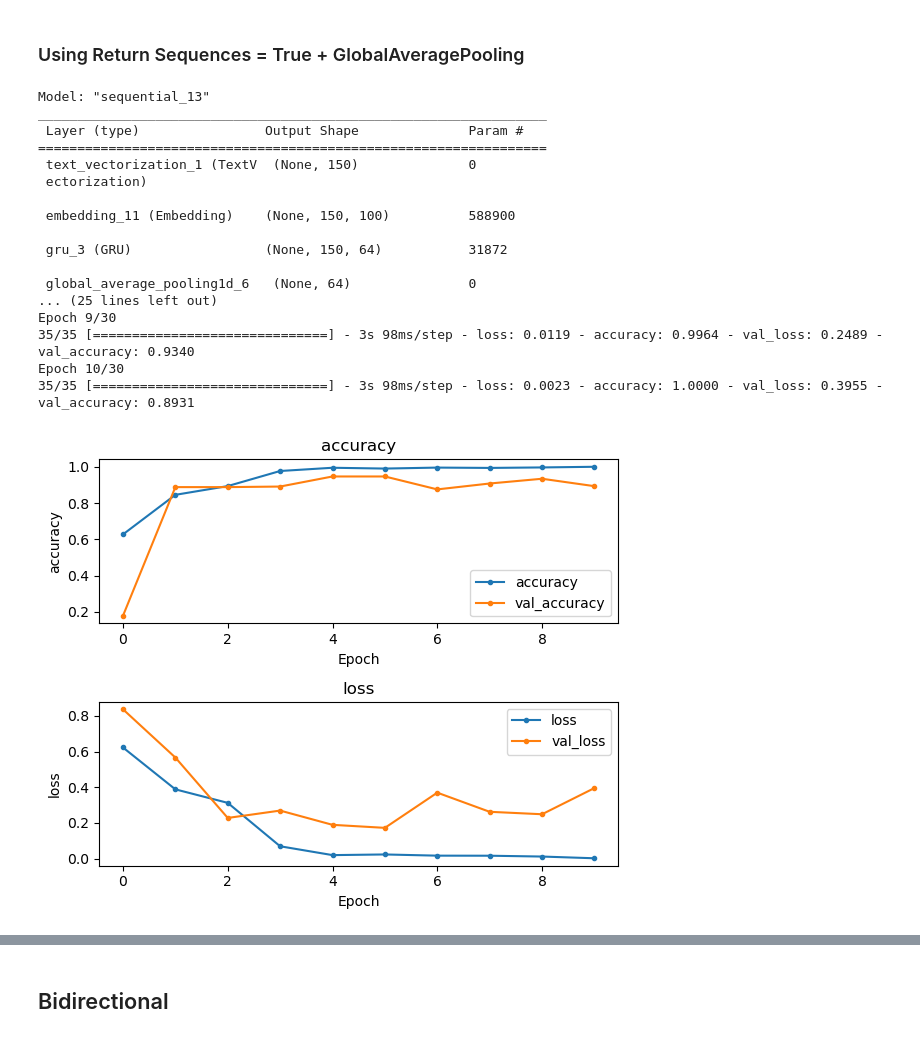
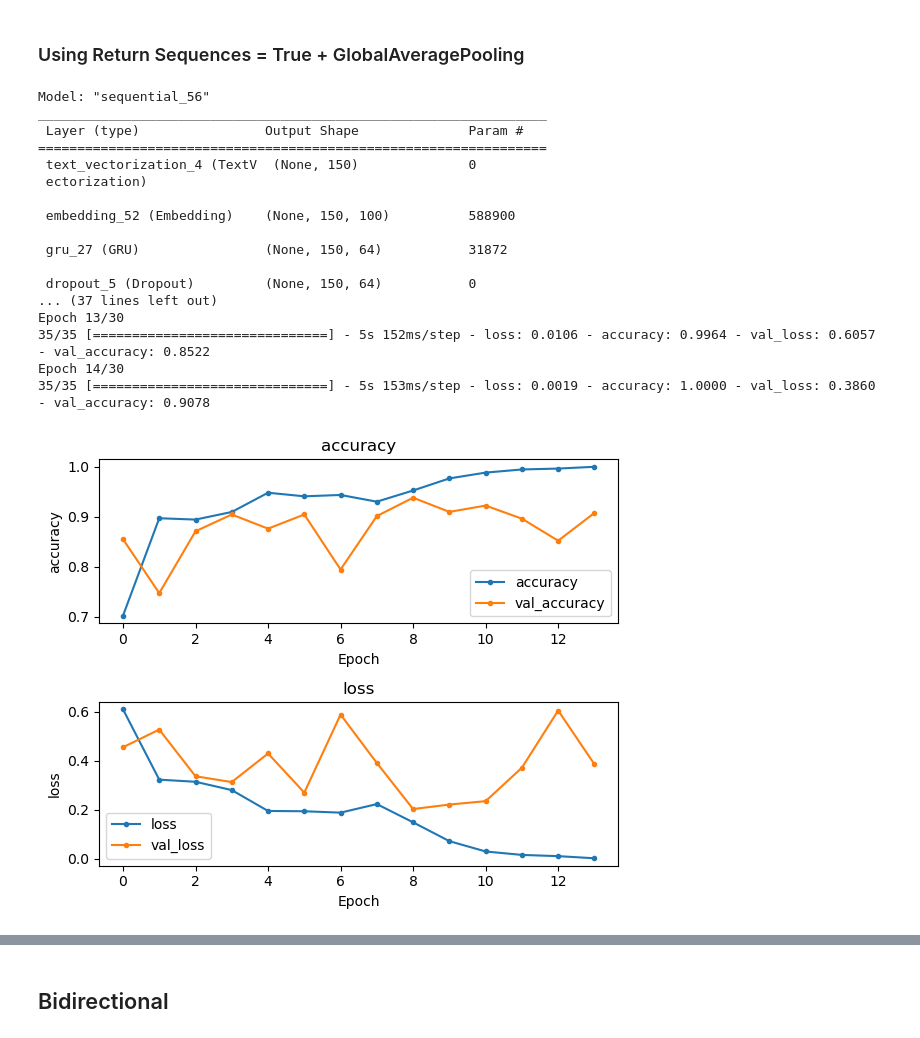
Before and after one commit to coding-dojo-data-science/adv-ml-wk02-deep-nlp-codealongs, a Jupyter notebook: Lecture 2/SOLUTION-W02L02-sequence-models.ipynb, the cells around one changed output, grey strips where cells are left out. Drawn from its saved outputs; the diff is of its cells as text; code cells hidden in the pictures.

```diff
--- a/Lecture 2/SOLUTION-W02L02-sequence-models.ipynb
+++ b/Lecture 2/SOLUTION-W02L02-sequence-models.ipynb
@@ -2011,0 +2008,30 @@ weighted avg       0.81      0.76      0.78       954
+# %%
+def build_stacked_gru_model(text_vectorization_layer):
+    # Getting Text Parameters from TextVectorization Layer
+    VOCAB_SIZE = text_vectorization_layer.vocabulary_size()
+    SEQUENCE_LENGTH = text_vectorization_layer.get_config()['output_sequence_length']
+
+
+    # Define sequential model with pre-trained vectorization layer and *new* embedding layer
+    model = Sequential([
+        text_vectorization_layer,
+        layers.Embedding(input_dim=VOCAB_SIZE,
+                                  output_dim=EMBED_DIM,
+                                  input_length=SEQUENCE_LENGTH)
+        ])
+
+    # Add GRU layer
+    model.add(layers.GRU(64,recurrent_dropout=0.1, return_sequences=True))
+    model.add(layers.Dropout(.2))
+    model.add(layers.GRU(64,recurrent_dropout=0.1,return_sequences=False))
+
+    # Add output layer
+    model.add(layers.Dense(1, activation='sigmoid'))
+
+    # Compile the model
+    model.compile(optimizer=optimizers.legacy.Adam(learning_rate = .01),
+                  loss='bce',
+                  metrics=['accuracy'])
+
+    model.summary()
+    return model
@@ -2012,7 +2111,7 @@ weighted avg       0.81      0.76      0.78       954
 # %% [markdown]
 ### Using Return Sequences = True + GlobalAveragePooling
 # %%
-def build_gru_model(text_vectorization_layer):
+def build_stacked_gru_model(text_vectorization_layer):
     # Getting Text Parameters from TextVectorization Layer
     VOCAB_SIZE = text_vectorization_layer.vocabulary_size()
     SEQUENCE_LENGTH = text_vectorization_layer.get_config()['output_sequence_length']
@@ -2027,7 +2126,9 @@ def build_gru_model(text_vectorization_layer):
         ])
 
     # Add GRU layer
-    model.add(layers.GRU(64,recurrent_dropout=.1,dropout=.1,return_sequences=True))
+    model.add(layers.GRU(64,recurrent_dropout=0.1, return_sequences=True))
+    model.add(layers.Dropout(.2))
+    model.add(layers.GRU(64,recurrent_dropout=0.1,return_sequences=True))
     model.add(layers.GlobalAveragePooling1D())
 
     # Add output layer
@@ -2042,37 +2143,37 @@ def build_gru_model(text_vectorization_layer):
     return model
 # %%
 # Build the lstm model and specify the vectorizer
-gru_model = build_gru_model(sequence_vectorizer)
+stacked_gru_model = build_stacked_gru_model(sequence_vectorizer)
 
 # Defien number of epocs
 EPOCHS = 30
 # Fit the model
-history = gru_model.fit(
+history = stacked_gru_model.fit(
     train_ds,
     epochs=EPOCHS,
     validation_data=val_ds,
     callbacks=get_callbacks(patience=5)
 )
 fn.plot_history(history,figsize=(6,5))
 # %% [output]
-Model: "sequential_13"
+Model: "sequential_56"
 _________________________________________________________________
  Layer (type)                Output Shape              Param #
 =================================================================
- text_vectorization_1 (TextV  (None, 150)              0
+ text_vectorization_4 (TextV  (None, 150)              0
  ectorization)
 
- embedding_11 (Embedding)    (None, 150, 100)          588900
+ embedding_52 (Embedding)    (None, 150, 100)          588900
 
- gru_3 (GRU)                 (None, 150, 64)           31872
+ gru_27 (GRU)                (None, 150, 64)           31872
 
- global_average_pooling1d_6   (None, 64)               0
-... (25 lines left out)
-Epoch 9/30
-35/35 [==============================] - 3s 98ms/step - loss: 0.0119 - accuracy: 0.9964 - val_loss: 0.2489 - val_accuracy: 0.9340
-Epoch 10/30
-35/35 [==============================] - 3s 98ms/step - loss: 0.0023 - accuracy: 1.0000 - val_loss: 0.3955 - val_accuracy: 0.8931
+ dropout_5 (Dropout)         (None, 150, 64)           0
+... (37 lines left out)
+Epoch 13/30
+35/35 [==============================] - 5s 152ms/step - loss: 0.0106 - accuracy: 0.9964 - val_loss: 0.6057 - val_accuracy: 0.8522
+Epoch 14/30
+35/35 [==============================] - 5s 153ms/step - loss: 0.0019 - accuracy: 1.0000 - val_loss: 0.3860 - val_accuracy: 0.9078
-[figure, old version]
+[figure, new version]
 # %%
 # Obtain the results
 results = fn.evaluate_classification_network(
```
Also changed, not shown: parts of 75 cells of this notebook.
